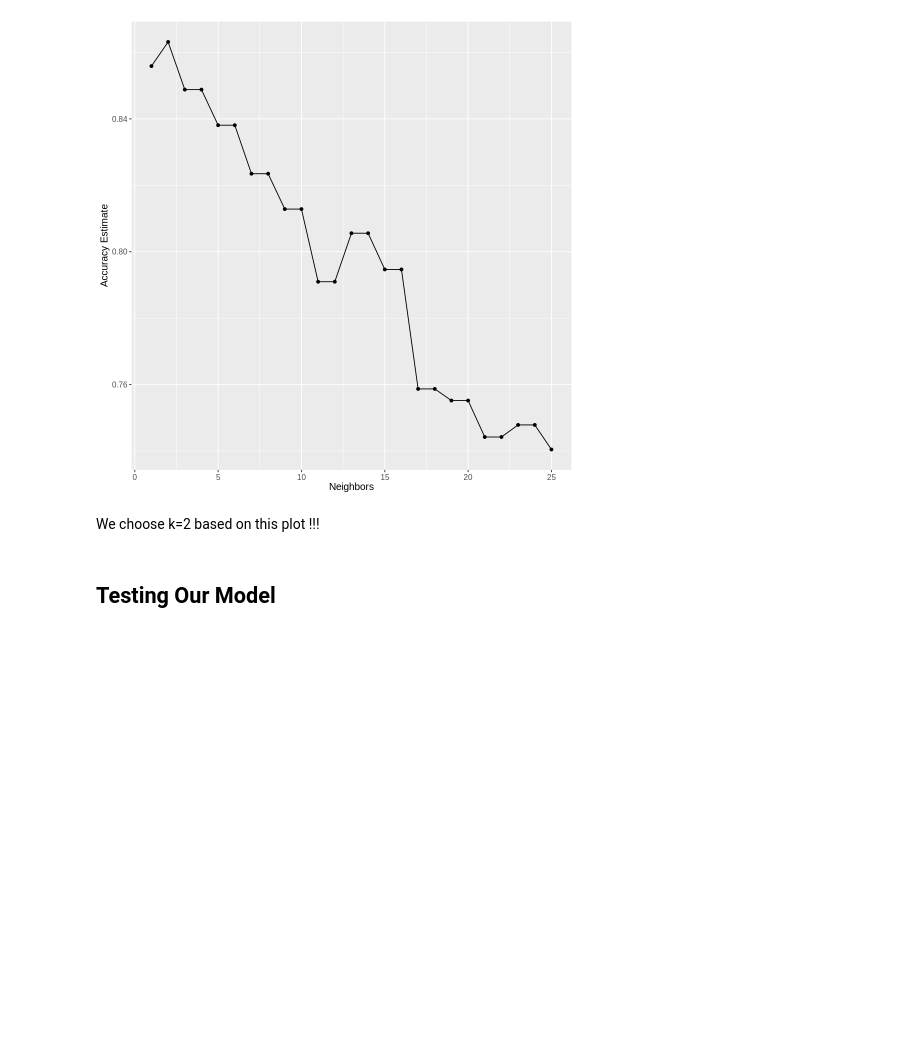
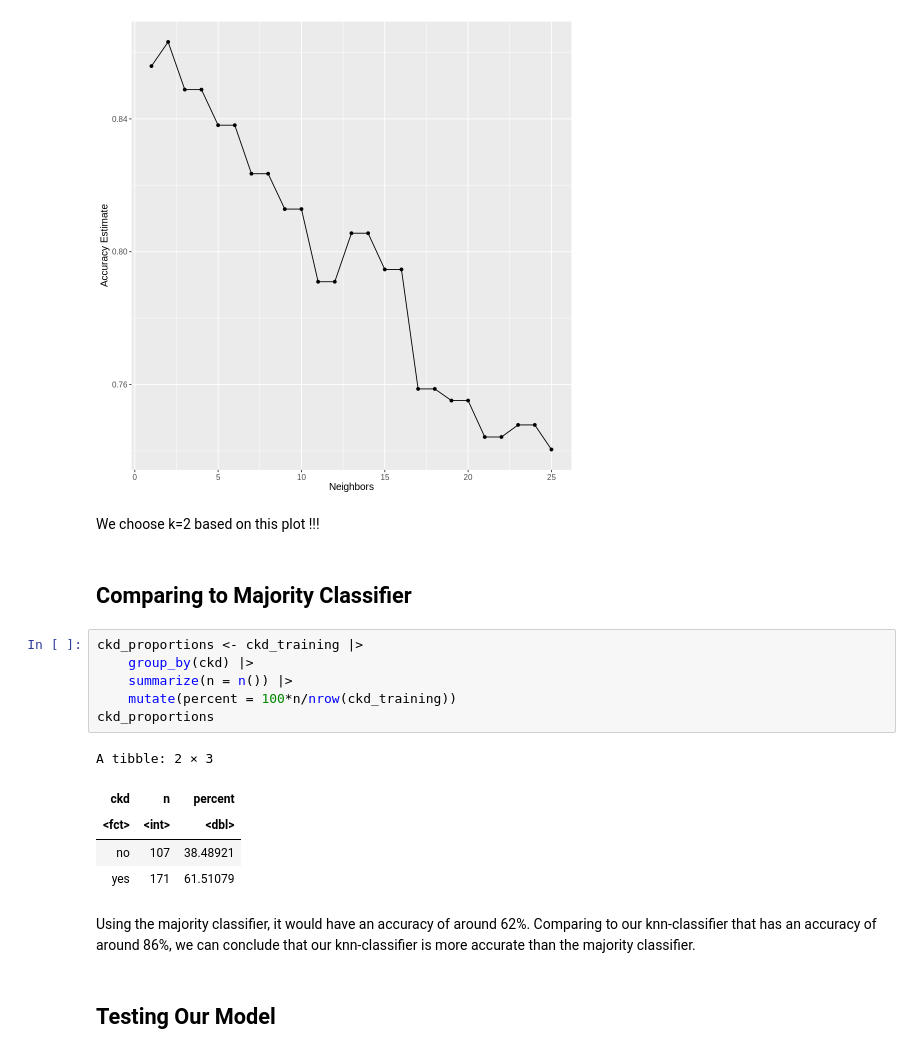
Before and after one commit to schan26/dsci-100-grp18, a Jupyter notebook: Report.ipynb, the cells around one changed output. Cells and saved outputs as stored; diff of their text form; blank space fills up the shorter version.

Commit message:
added majority classifier comparison

```diff
--- a/Report.ipynb
+++ b/Report.ipynb
@@ -223,6 +223,22 @@ A tibble: 50 × 7
 [figure]
 # %% [markdown]
 We choose k=2 based on this plot !!!
+# %% [markdown]
+## Comparing to Majority Classifier
+# %%
+ckd_proportions <- ckd_training |>
+    group_by(ckd) |>
+    summarize(n = n()) |>
+    mutate(percent = 100*n/nrow(ckd_training))
+ckd_proportions
+# %% [output]
+A tibble: 2 × 3
+| ckd | n | percent |
+| <fct> | <int> | <dbl> |
+| no | 107 | 38.48921 |
+| yes | 171 | 61.51079 |
+# %% [markdown]
+Using the majority classifier, it would have an accuracy of around 62%. Comparing to our knn-classifier that has an accuracy of around 86%, we can conclude that our knn-classifier is more accurate than the majority classifier.
 # %% [markdown]
 ## Testing Our Model
 # %%
```
Also changed, not shown: parts of 1 cell of this notebook.
